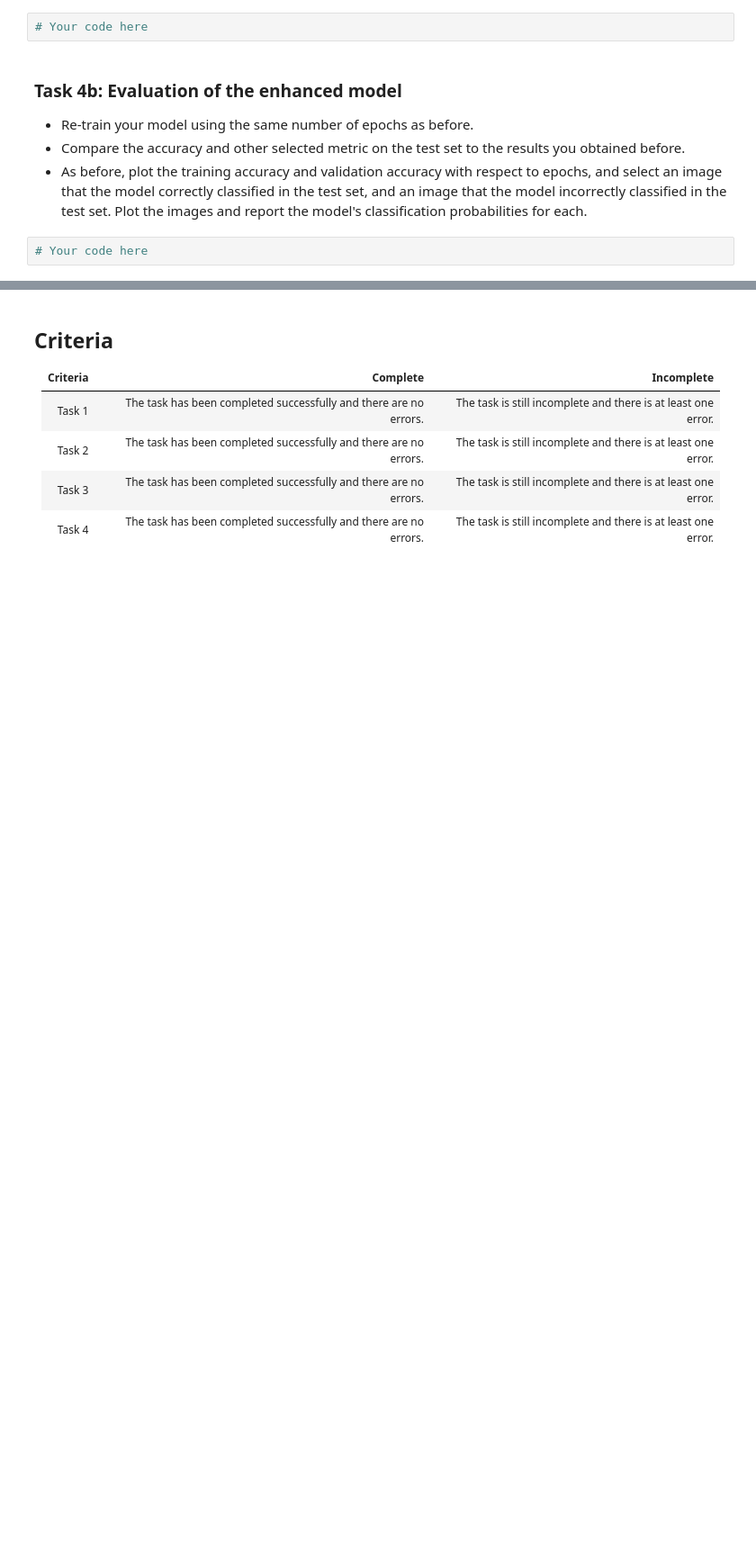
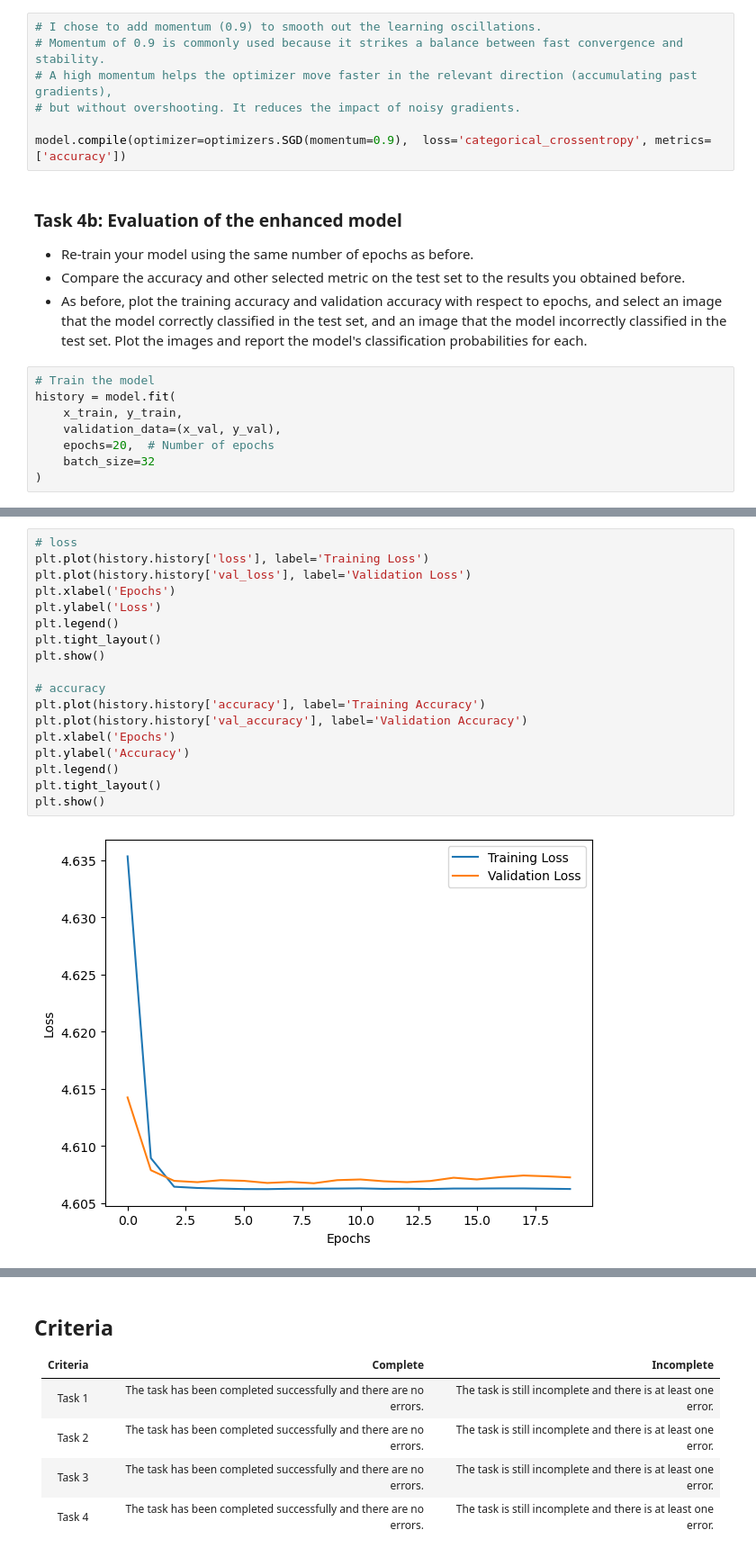
Before and after one commit to fbastos231/deep_learning, a Jupyter notebook: 02_activities/assignments/assignment_1.ipynb, the cells around one changed output, grey strips where cells are left out. Shown: that part at 90% size. Drawn from its saved outputs; the diff is of its cells as text; blank space fills up the shorter version.

```diff
--- a/02_activities/assignments/assignment_1.ipynb
+++ b/02_activities/assignments/assignment_1.ipynb
@@ -125,7 +273,12 @@ from keras import optimizers
 - Explain the technique you used and why you chose it.
 - If you used a technique that requires tuning, explain how you selected the values for the hyperparameters.
 # %%
-# Your code here
+# I chose to add momentum (0.9) to smooth out the learning oscillations.
+# Momentum of 0.9 is commonly used because it strikes a balance between fast convergence and stability.
+# A high momentum helps the optimizer move faster in the relevant direction (accumulating past gradients),
+# but without overshooting. It reduces the impact of noisy gradients.
+
+model.compile(optimizer=optimizers.SGD(momentum=0.9),  loss='categorical_crossentropy', metrics=['accuracy'])
 # %% [markdown]
 ### Task 4b: Evaluation of the enhanced model
 
@@ -133,4 +286,10 @@ from keras import optimizers
 - Compare the accuracy and other selected metric on the test set to the results you obtained before.
 - As before, plot the training accuracy and validation accuracy with respect to epochs, and select an image that the model correctly classified in the test set, and an image that the model incorrectly classified in the test set. Plot the images and report the model's classification probabilities for each.
 # %%
-# Your code here
+# Train the model
+history = model.fit(
+    x_train, y_train,
+    validation_data=(x_val, y_val),
+    epochs=20,  # Number of epochs
+    batch_size=32
+)
@@ -136,0 +343,20 @@ from keras import optimizers
+# %%
+# loss
+plt.plot(history.history['loss'], label='Training Loss')
+plt.plot(history.history['val_loss'], label='Validation Loss')
+plt.xlabel('Epochs')
+plt.ylabel('Loss')
+plt.legend()
+plt.tight_layout()
+plt.show()
+
+# accuracy
+plt.plot(history.history['accuracy'], label='Training Accuracy')
+plt.plot(history.history['val_accuracy'], label='Validation Accuracy')
+plt.xlabel('Epochs')
+plt.ylabel('Accuracy')
+plt.legend()
+plt.tight_layout()
+plt.show()
+# %% [output]
+[figure, added]
```
Also changed, not shown: parts of 18 cells of this notebook.
